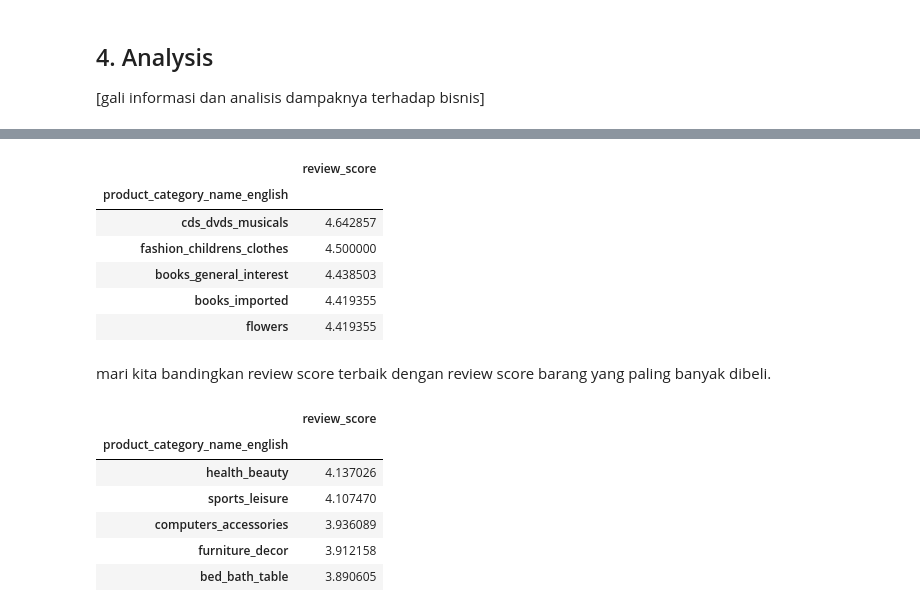
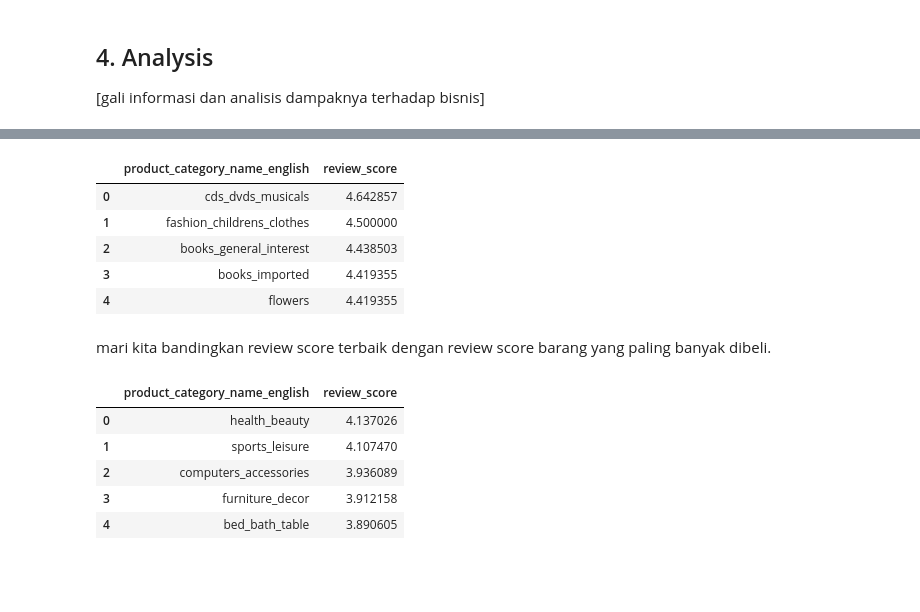
Before and after one commit to rahmanazizf/data-wrangling-pacmann, a Jupyter notebook: olist_analysis.ipynb, the cells around one changed output, grey strips where cells are left out. Drawn from its saved outputs; the diff is of its cells as text; code cells hidden in the pictures; blank space fills up the shorter version.

```diff
--- a/olist_analysis.ipynb
+++ b/olist_analysis.ipynb
@@ -220,37 +236,41 @@ Name: product_category_name_english, dtype: int64
 # %%
 # 5 produk yang paling banyak mendapatkan review baik dari pelanggan
 df_rev_score = df[[
     'product_category_name_english',
     'review_score'
     ]]
 
-df_rev_score\
+best_rev = df_rev_score\
     .groupby(['product_category_name_english'])\
     .mean()\
-    .sort_values(by='review_score', ascending=False)[:5]
+    .sort_values(by='review_score', ascending=False)[:5]\
+    .reset_index()
+
+best_rev
 # %% [output]
-|  | review_score |
-| product_category_name_english |  |
-| cds_dvds_musicals | 4.642857 |
-| fashion_childrens_clothes | 4.500000 |
-| books_general_interest | 4.438503 |
-| books_imported | 4.419355 |
-| flowers | 4.419355 |
+|  | product_category_name_english | review_score |
+| 0 | cds_dvds_musicals | 4.642857 |
+| 1 | fashion_childrens_clothes | 4.500000 |
+| 2 | books_general_interest | 4.438503 |
+| 3 | books_imported | 4.419355 |
+| 4 | flowers | 4.419355 |
 # %% [markdown]
 mari kita bandingkan review score terbaik dengan review score barang yang paling banyak dibeli.
 # %%
 top_5 = ['bed_bath_table', 'health_beauty', 'sports_leisure', 'furniture_decor', 'computers_accessories']
 # %%
-df_rev_score\
+most_bought = df_rev_score\
     .groupby(['product_category_name_english'])\
     .mean()\
     .loc[top_5, :]\
-    .sort_values(by='review_score', ascending=False)
+    .sort_values(by='review_score', ascending=False)\
+    .reset_index()
+
+most_bought
 # %% [output]
-|  | review_score |
-| product_category_name_english |  |
-| health_beauty | 4.137026 |
-| sports_leisure | 4.107470 |
-| computers_accessories | 3.936089 |
-| furniture_decor | 3.912158 |
-| bed_bath_table | 3.890605 |
+|  | product_category_name_english | review_score |
+| 0 | health_beauty | 4.137026 |
+| 1 | sports_leisure | 4.107470 |
+| 2 | computers_accessories | 3.936089 |
+| 3 | furniture_decor | 3.912158 |
+| 4 | bed_bath_table | 3.890605 |
```
Also changed, not shown: parts of 5 cells of this notebook.
